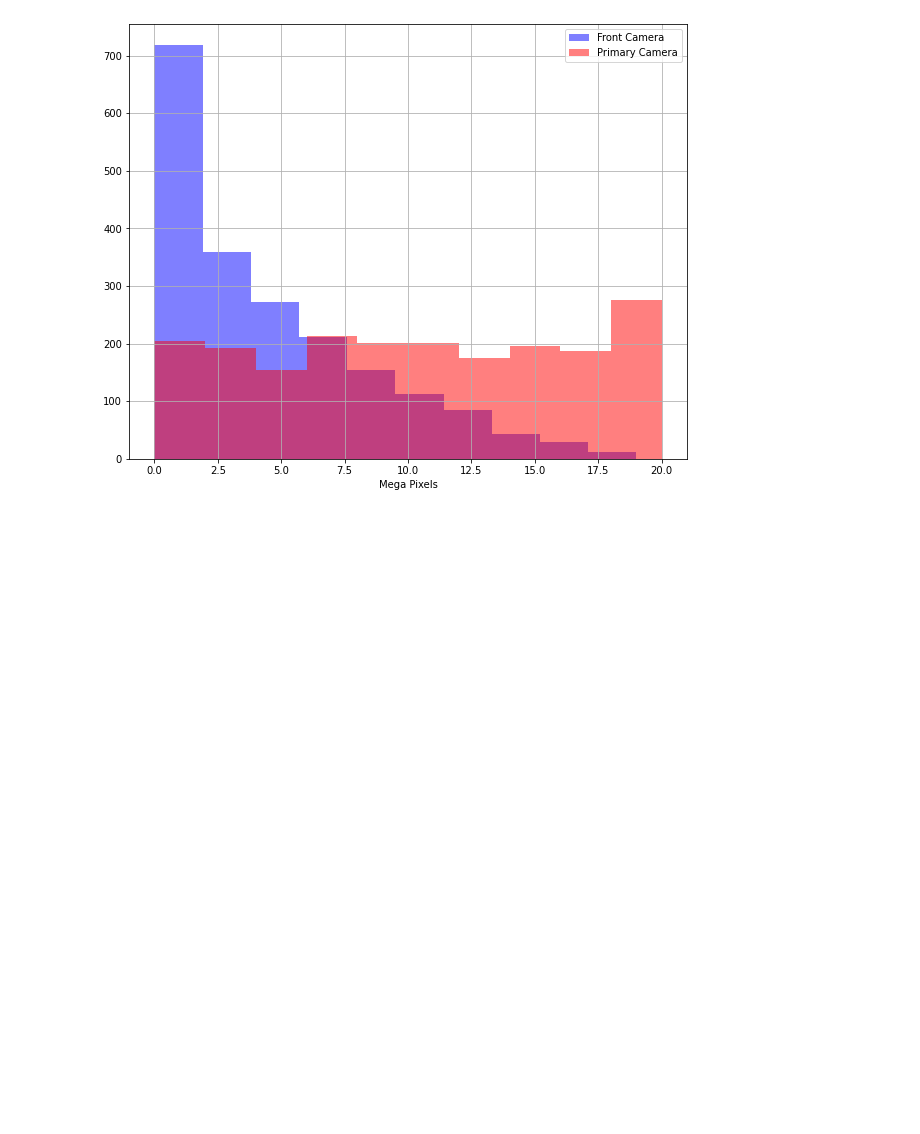
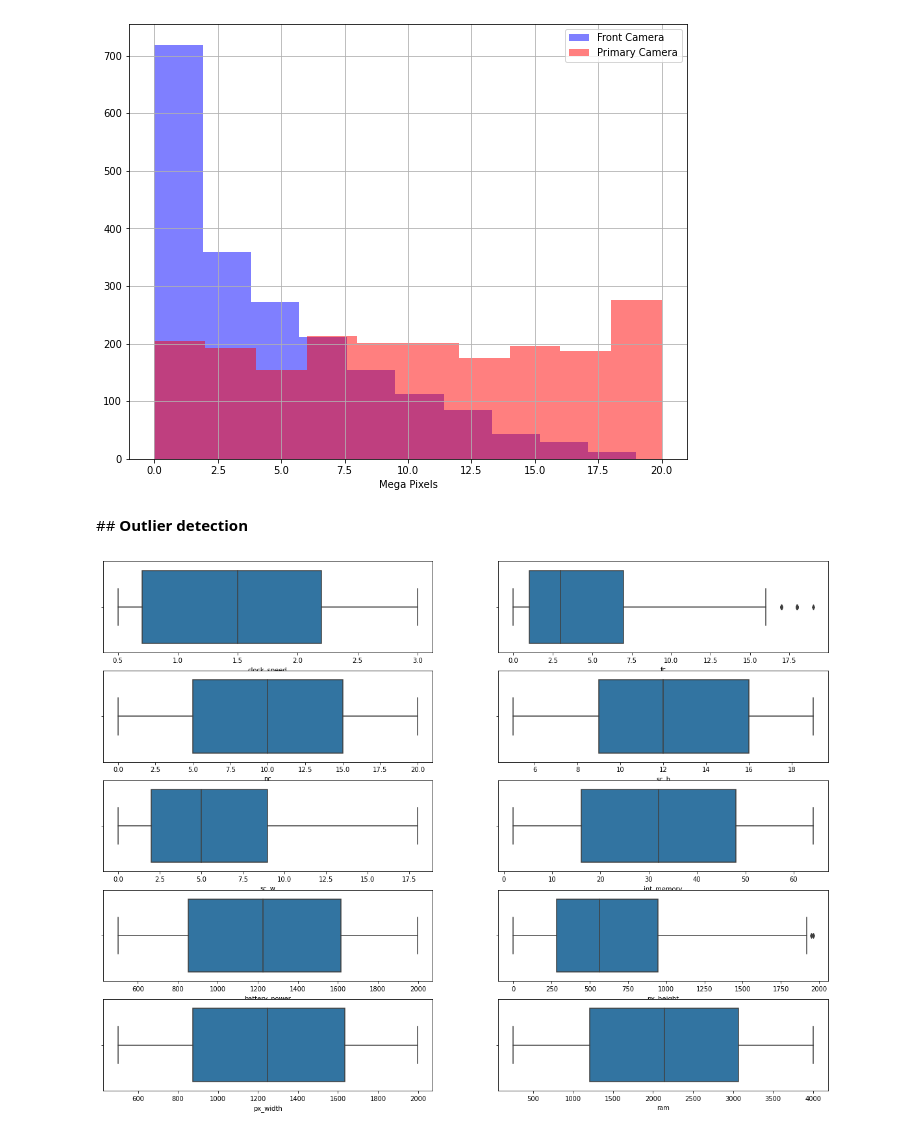
Before and after one commit to ShreedarshM/Mobile-Price-Range-Prediction, a Jupyter notebook: Mobile_Price_Range_Prediction.ipynb, the cells around one changed output. Drawn from its saved outputs; the diff is of its cells as text; code cells hidden in the pictures; blank space fills up the shorter version.

```diff
--- a/Mobile_Price_Range_Prediction.ipynb
+++ b/Mobile_Price_Range_Prediction.ipynb
@@ -226,3 +226,14 @@ plt.xlabel('Mega Pixels')
 # %% [output]
 Text(0.5, 0, 'Mega Pixels')
 [figure]
+# %% [markdown]
+##<b> Outlier detection
+# %%
+box_list = ['clock_speed','fc','pc','sc_h','sc_w','int_memory','battery_power','px_height','px_width','ram']
+# %%
+plt.figure(figsize=(20,15))
+for i in range(len(box_list)):
+  plt.subplot(5,2,i+1)
+  sns.boxplot(df[box_list[i]])
+# %% [output]
+[figure, added]
```
Also changed, not shown: parts of 21 cells of this notebook.
